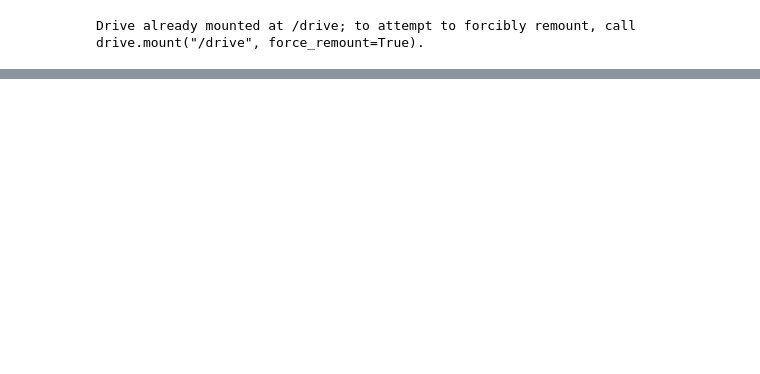
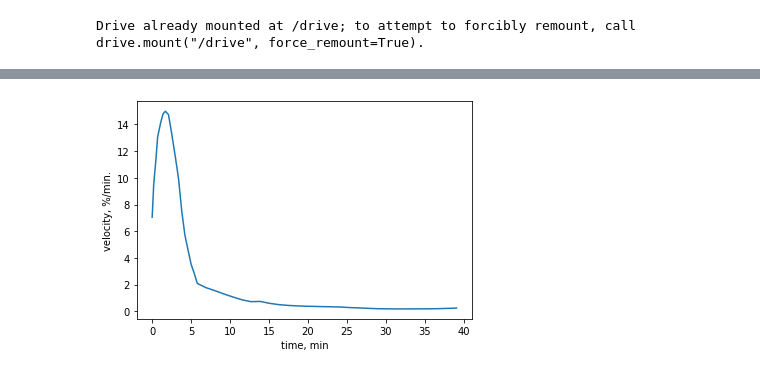
Before and after one commit to shitkov/sediment, a Jupyter notebook: border_catcher.ipynb, the cells around one changed output, grey strips where cells are left out. Drawn from its saved outputs; the diff is of its cells as text; code cells hidden in the pictures; blank space fills up the shorter version.

```diff
--- a/border_catcher.ipynb
+++ b/border_catcher.ipynb
@@ -200,13 +228,14 @@ height = 800
 shift = 20
 
 # folder with images
-path = '/drive/MyDrive/ml/boundary/src/photo_experiment_2022-09-10_11-45-10/'
-# subfolder name for results
-prefix = 'outcome'
-
-# initialization
-catcher = BorderCatcher(corners, width, height, shift)
-
-# calculation
-borders, minutes = catcher.predict(path, prefix, True)
+path = '/drive/MyDrive/ml/boundary/src/photo_experiment_2022-09-14_16-03-56/'
+# %%
+# subfolder name for results
+prefix = 'default'
+
+# initialization
+catcher = BorderCatcher(corners, width, height, shift, 'default')
+
+# calculation
+borders, minutes, velocity = catcher.predict(path, prefix, True)
 # %%
@@ -219,0 +249,7 @@ plt.show()
+# %%
+plt.plot(minutes, velocity)
+plt.ylabel('velocity, %/min.')
+plt.xlabel('time, min')
+plt.show()
+# %% [output]
+[figure, added]
```
Also changed, not shown: parts of 3 cells of this notebook.
